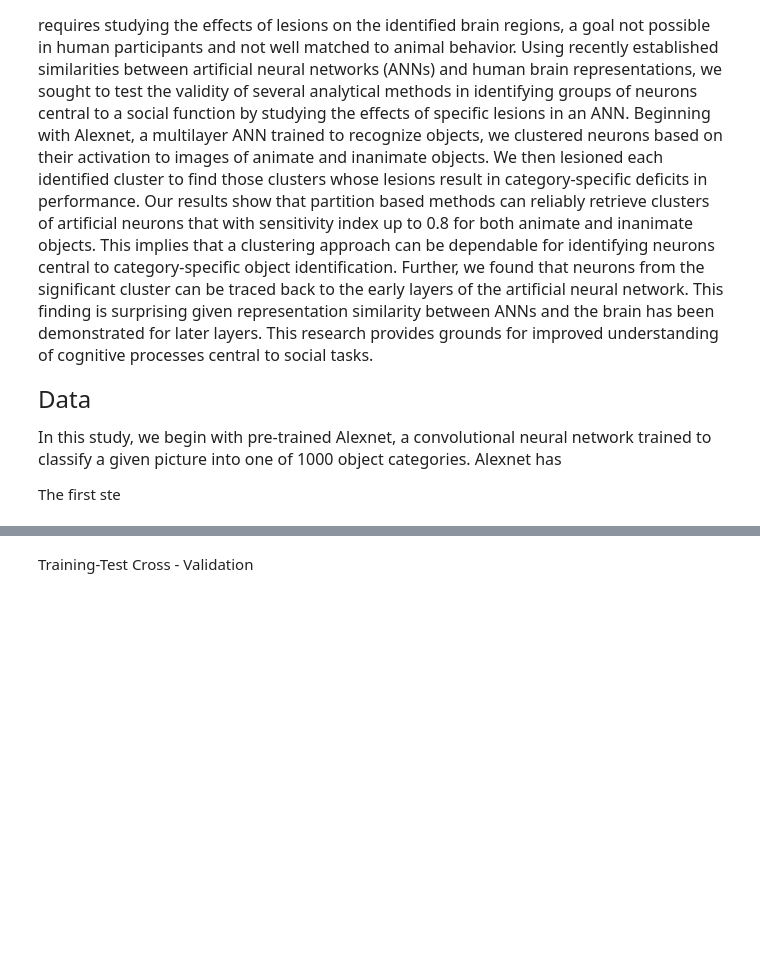
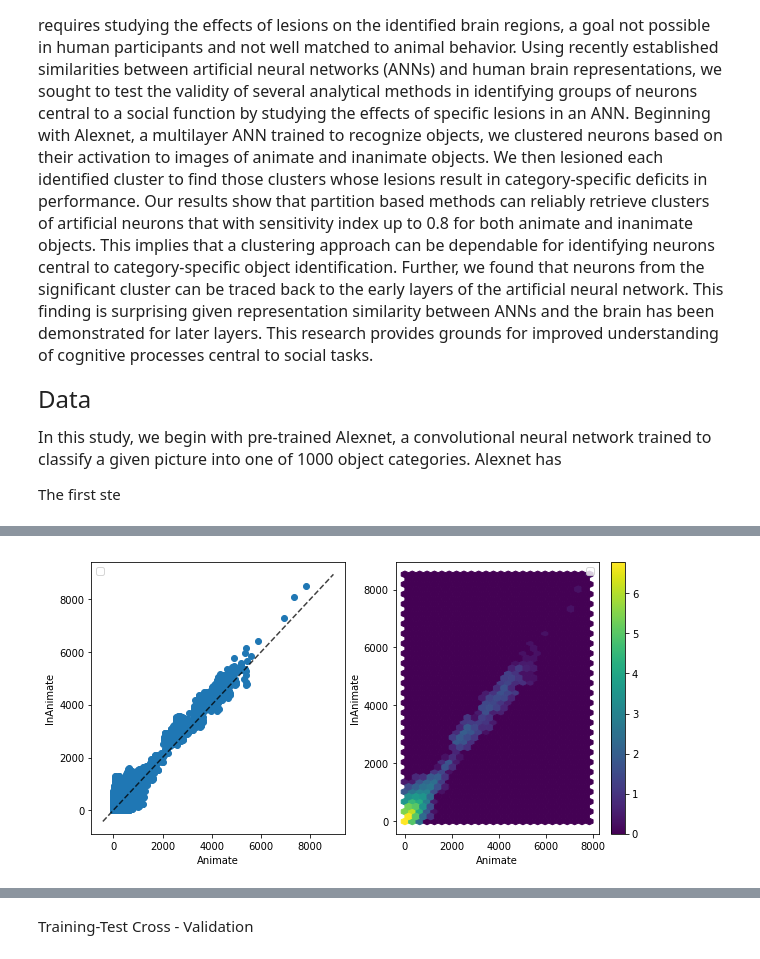
Before and after one commit to SNaGLab/Cognitive-Parcellation, a Jupyter notebook: code/models/A novel approach to study artificial brain lesions.ipynb, the cells around one changed output, grey strips where cells are left out. Drawn from its saved outputs; the diff is of its cells as text; code cells hidden in the pictures; blank space fills up the shorter version.

```diff
--- a/code/models/A novel approach to study artificial brain lesions.ipynb
+++ b/code/models/A novel approach to study artificial brain lesions.ipynb
@@ -97,22 +99,27 @@ for i in range(1,7):
 # %%
 #Scatter plot
 
 fig = plt.figure(figsize=(10,5))
 ax = fig.add_subplot(1,2,1)
 ax.scatter(data_animate,data_inanimate)
 ax.legend()
 ax.set_xlabel('Animate')
 ax.set_ylabel('InAnimate')
 lims = [
     np.min([ax.get_xlim(), ax.get_ylim()]),  # min of both axes
     np.max([ax.get_xlim(), ax.get_ylim()]),  # max of both axes
 ]
 ax.plot(lims, lims, 'k--', alpha=0.75, zorder=1)
-
+'''
+plt.savefig('../../results/scree/scatter.png', format='png',dpi=200)
+'''
 ax1 = fig.add_subplot(1,2,2)
-hb = ax1.hexbin(data_animate,data_inanimate,gridsize=(25,25))
+hb = ax1.hexbin(data_animate,data_inanimate,gridsize=(25,25),bins='log')
 ax1.legend()
 ax1.set_xlabel('Animate')
 ax1.set_ylabel('InAnimate')
 fig.colorbar(hb)
+plt.savefig('../../results/scree/scatter_VGG16.png', format='png',dpi=200)
+# %% [output]
+[figure, added]
 # %%
```
Also changed, not shown: parts of 2 cells of this notebook, 4 other files.
